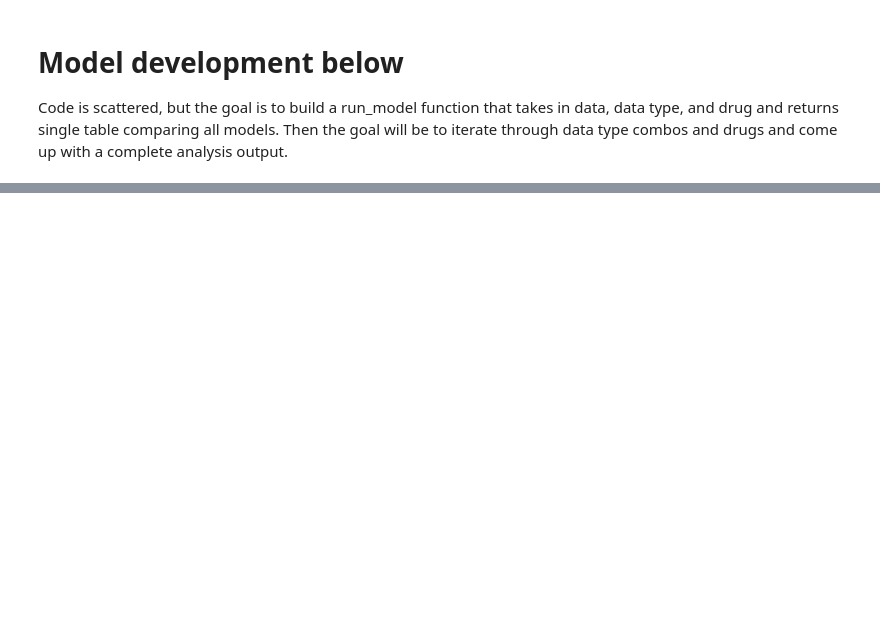
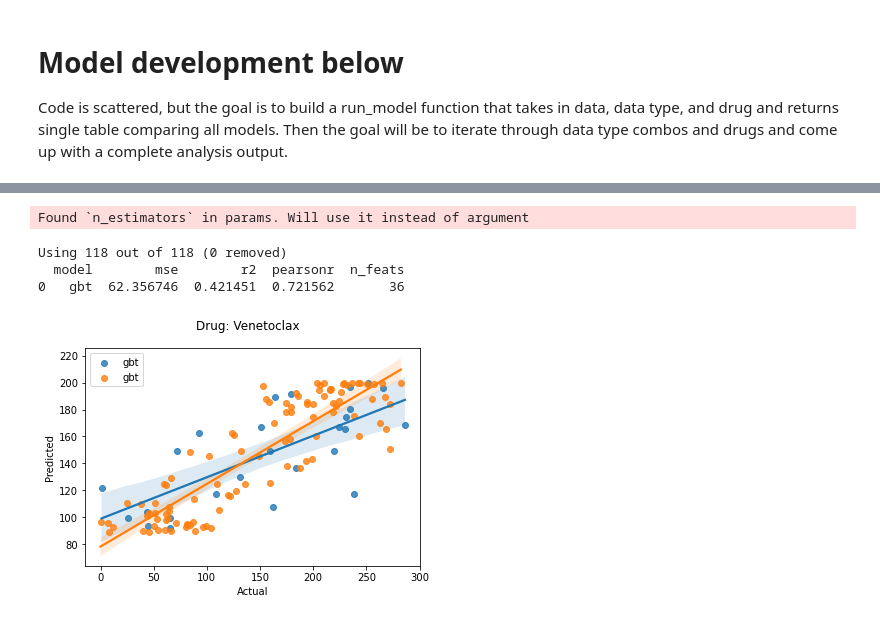
Before and after one commit to PNNL-CompBio/BeatAMLproteomics, a Jupyter notebook: pybeataml/run_models.ipynb, the cells around one changed output, grey strips where cells are left out. Drawn from its saved outputs; the diff is of its cells as text; code cells hidden in the pictures; blank space fills up the shorter version.

```diff
--- a/pybeataml/run_models.ipynb
+++ b/pybeataml/run_models.ipynb
@@ -20,3 +70,9 @@ import lightgbm as lgb
+# %%
+apop_genes = reactome_df.loc[reactome_df.term=='apoptosis homo sapiens']['gene_list'].values[0]
+
+dna_genes = reactome_df.loc[reactome_df.term=='dna repair homo sapiens']['gene_list'].values[0]
+
+braf_genes = reactome_df.loc[reactome_df.term=='raf activation homo sapiens']['gene_list'].values[0]
 # %% [markdown]
 # Model development below
 Code is scattered, but the goal is to build a run_model function that takes in data, data type, and drug and returns single table comparing all models. Then the goal will be to iterate through data type combos and drugs and come up with a complete analysis output.
@@ -856,0 +246,13 @@ run_nn('Venetoclax', 'Venetoclax', True)
+# %%
+apop_m1 = run_model(
+    data,
+    ['proteomics'],
+    'Venetoclax',
+    gene_subset=apop_genes
+);
+# %% [output]
+Found `n_estimators` in params. Will use it instead of argument
+Using 118 out of 118 (0 removed)
+  model        mse        r2  pearsonr  n_feats
+0   gbt  62.356746  0.421451  0.721562       36
+[figure, added]
```
Also changed, not shown: parts of 62 cells of this notebook, 7 other files.
